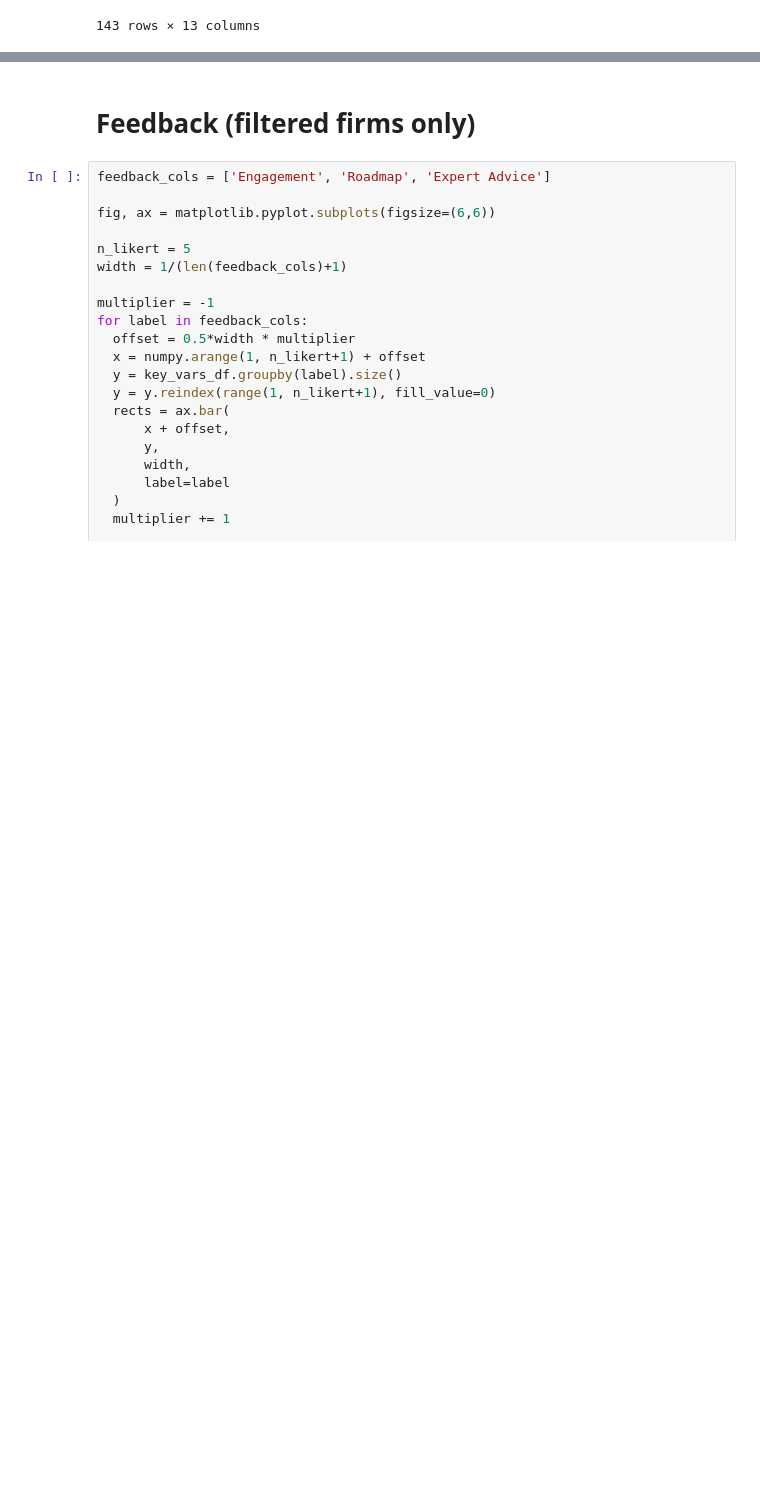
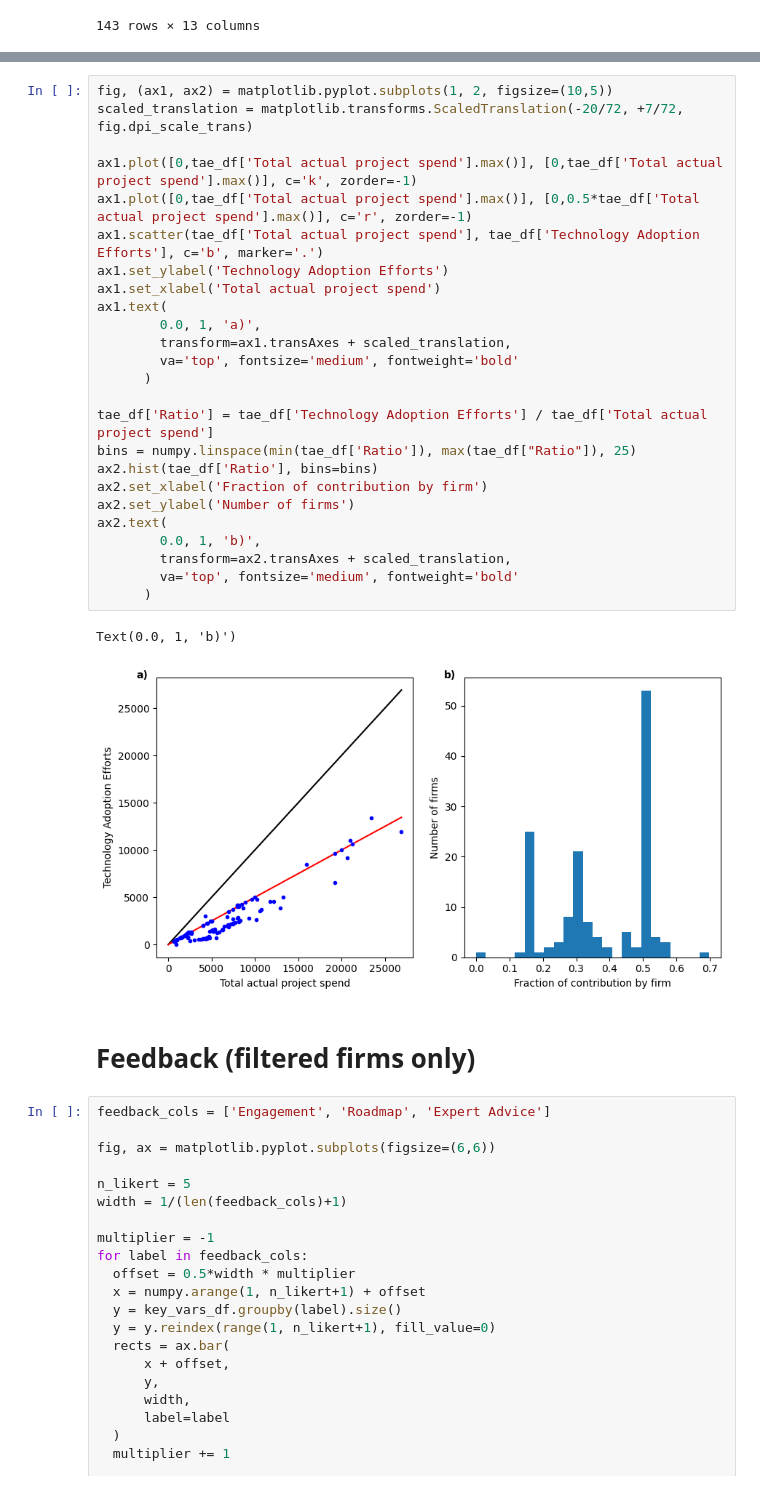
Before and after one commit to roughhawkbit/digi-inno-road-prod, a Jupyter notebook: analysis/DataCharacterisationForPaper.ipynb, the cells around one changed output, grey strips where cells are left out. Cells and saved outputs as stored; diff of their text form; blank space fills up the shorter version.

```diff
--- a/analysis/DataCharacterisationForPaper.ipynb
+++ b/analysis/DataCharacterisationForPaper.ipynb
@@ -792,3 +788,31 @@ Text(0.5, 0, 'Total actual project spend')
+# %%
+fig, (ax1, ax2) = matplotlib.pyplot.subplots(1, 2, figsize=(10,5))
+scaled_translation = matplotlib.transforms.ScaledTranslation(-20/72, +7/72, fig.dpi_scale_trans)
+
+ax1.plot([0,tae_df['Total actual project spend'].max()], [0,tae_df['Total actual project spend'].max()], c='k', zorder=-1)
+ax1.plot([0,tae_df['Total actual project spend'].max()], [0,0.5*tae_df['Total actual project spend'].max()], c='r', zorder=-1)
+ax1.scatter(tae_df['Total actual project spend'], tae_df['Technology Adoption Efforts'], c='b', marker='.')
+ax1.set_ylabel('Technology Adoption Efforts')
+ax1.set_xlabel('Total actual project spend')
+ax1.text(
+        0.0, 1, 'a)',
+        transform=ax1.transAxes + scaled_translation,
+        va='top', fontsize='medium', fontweight='bold'
+      )
+
+tae_df['Ratio'] = tae_df['Technology Adoption Efforts'] / tae_df['Total actual project spend']
+bins = numpy.linspace(min(tae_df['Ratio']), max(tae_df["Ratio"]), 25)
+ax2.hist(tae_df['Ratio'], bins=bins)
+ax2.set_xlabel('Fraction of contribution by firm')
+ax2.set_ylabel('Number of firms')
+ax2.text(
+        0.0, 1, 'b)',
+        transform=ax2.transAxes + scaled_translation,
+        va='top', fontsize='medium', fontweight='bold'
+      )
+# %% [output]
+Text(0.0, 1, 'b)')
+[figure, added]
 # %% [markdown]
 # Feedback (filtered firms only)
 # %%
```
Also changed, not shown: parts of 7 cells of this notebook.
